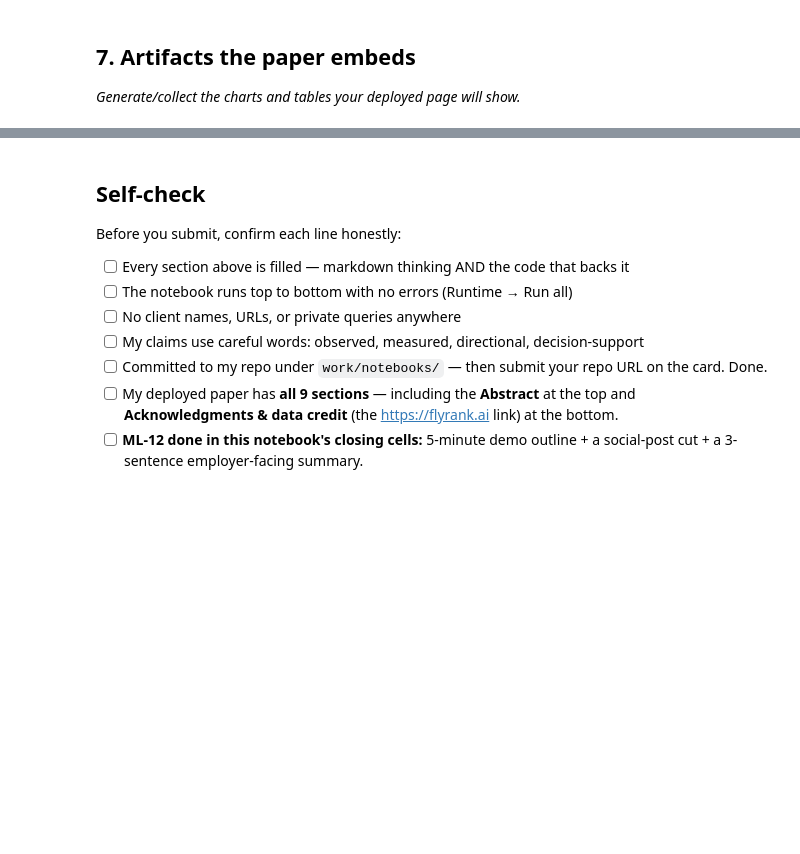
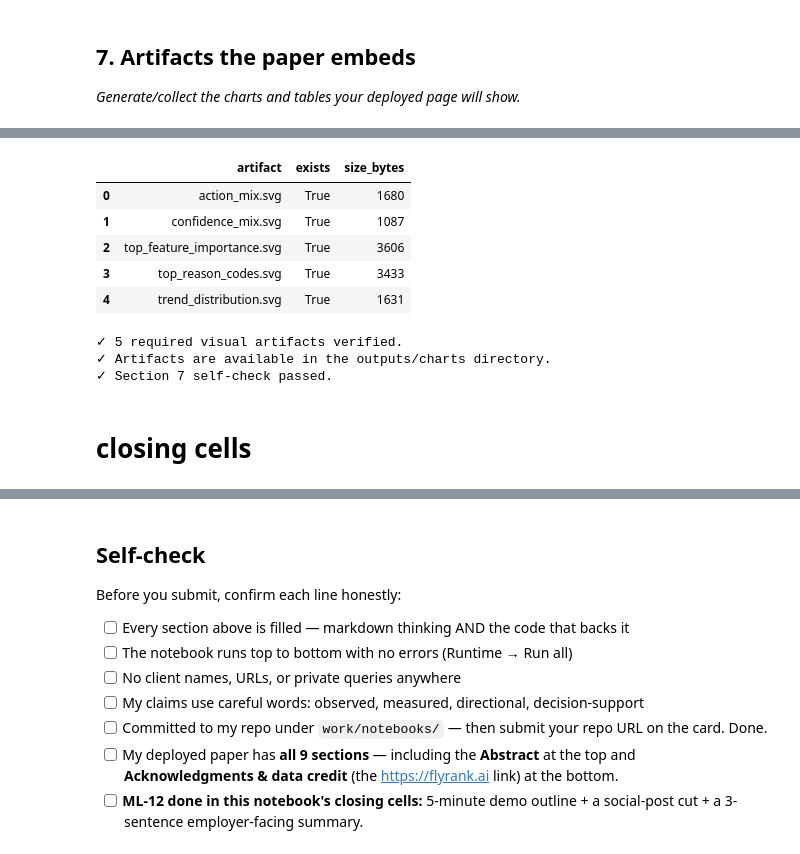
Before and after one commit to krihna7/flyrank-ML-internship, a Jupyter notebook: work/notebooks/capstone.ipynb, the cells around one changed output, grey strips where cells are left out. Cells and saved outputs as stored; diff of their text form; code cells hidden in the pictures; blank space fills up the shorter version.

```diff
--- a/work/notebooks/capstone.ipynb
+++ b/work/notebooks/capstone.ipynb
@@ -36,0 +653,43 @@ This skeleton is yours to fill. Work the sections **in order** — each one has
+# %%
+# Section 7 — Artifact Inventory
+
+artifact_inventory = []
+
+for filename in artifacts:
+    path = OUTPUT_DIR / filename
+
+    artifact_inventory.append({
+        "artifact": filename,
+        "exists": path.exists(),
+        "size_bytes": path.stat().st_size
+    })
+
+artifact_inventory_df = pd.DataFrame(artifact_inventory)
+
+display(artifact_inventory_df)
+# %% [output]
+|  | artifact | exists | size_bytes |
+| 0 | action_mix.svg | True | 1680 |
+| 1 | confidence_mix.svg | True | 1087 |
+| 2 | top_feature_importance.svg | True | 3606 |
+| 3 | top_reason_codes.svg | True | 3433 |
+| 4 | trend_distribution.svg | True | 1631 |
+# %%
+# Section 7 — Artifact Self-check
+
+assert len(artifacts) == 5
+
+assert all(
+    (OUTPUT_DIR / filename).exists()
+    for filename in artifacts
+)
+
+print("✓ 5 required visual artifacts verified.")
+print("✓ Artifacts are available in the outputs/charts directory.")
+print("✓ Section 7 self-check passed.")
+# %% [output]
+✓ 5 required visual artifacts verified.
+✓ Artifacts are available in the outputs/charts directory.
+✓ Section 7 self-check passed.
+# %% [markdown]
+# **closing cells**
```
Also changed, not shown: parts of 23 cells of this notebook.
